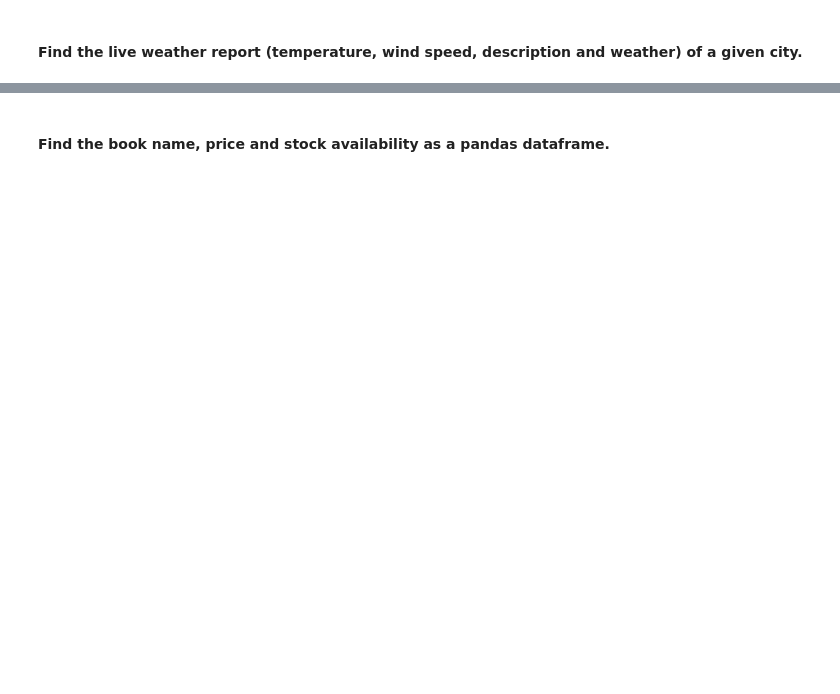
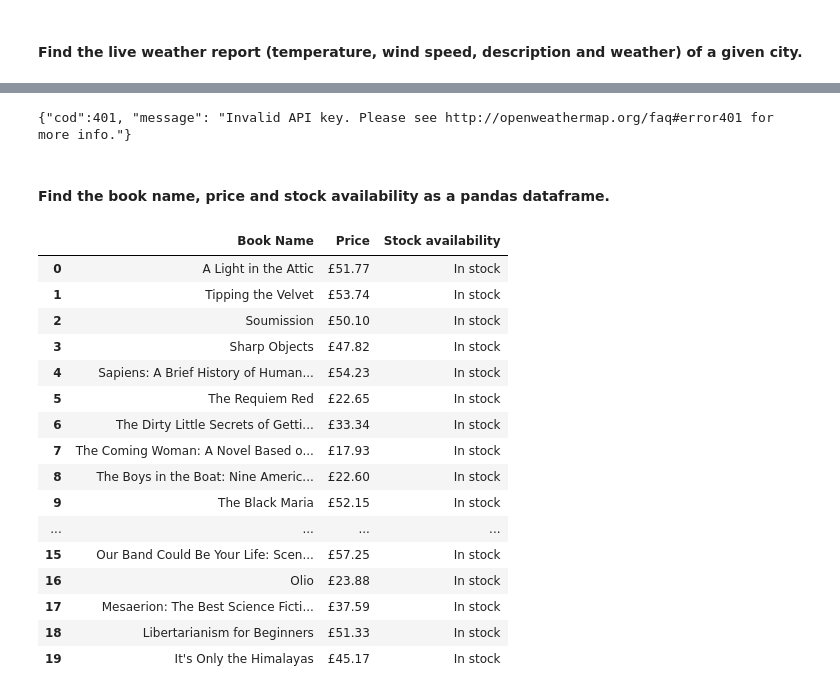
Before and after one commit to Malvagfr/dataptmad1121_labs, a Jupyter notebook: extra-work/m1/lab-web-scraping/your-code/main.ipynb, the cells around one changed output, grey strips where cells are left out. Cells and saved outputs as stored; diff of their text form; code cells hidden in the pictures; blank space fills up the shorter version.

```diff
--- a/extra-work/m1/lab-web-scraping/your-code/main.ipynb
+++ b/extra-work/m1/lab-web-scraping/your-code/main.ipynb
@@ -483,3 +538,7 @@ url = 'http://api.openweathermap.org/data/2.5/weather?'+'q='+city+'&APPID=b35975
+# %%
+parsed_html
+# %% [output]
+{"cod":401, "message": "Invalid API key. Please see http://openweathermap.org/faq#error401 for more info."}
 # %% [markdown]
 #### Find the book name, price and stock availability as a pandas dataframe.
 # %%
@@ -490,0 +548,7 @@ url = 'http://books.toscrape.com/'
+# %%
+# your code here
+response=requests.get(url)
+html=response.content
+parsed_html=BeautifulSoup(html,"html.parser")
+# %%
+book_name=[name.h3.a.get("title") for name in parsed_html.find_all("li",{"class":"col-xs-6 col-sm-4 col-md-3 col-lg-3"})]
@@ -490,0 +557,26 @@ url = 'http://books.toscrape.com/'
+# %%
+stock_availability=[name.text.replace('\n\n    \n        ','').replace('\n    \n','') for name in parsed_html.find_all("p",{"class":"instock availability"})]
+# %%
+books=pd.DataFrame()
+# %%
+books["Book Name"]=book_name
+books["Stock availability"]=stock_availability
+books
+# %% [output]
+|  | Book Name | Price | Stock availability |
+| 0 | A Light in the Attic | £51.77 | In stock |
+| 1 | Tipping the Velvet | £53.74 | In stock |
+| 2 | Soumission | £50.10 | In stock |
+| 3 | Sharp Objects | £47.82 | In stock |
+| 4 | Sapiens: A Brief History of Human... | £54.23 | In stock |
+| 5 | The Requiem Red | £22.65 | In stock |
+| 6 | The Dirty Little Secrets of Getti... | £33.34 | In stock |
+| 7 | The Coming Woman: A Novel Based o... | £17.93 | In stock |
+| 8 | The Boys in the Boat: Nine Americ... | £22.60 | In stock |
+| 9 | The Black Maria | £52.15 | In stock |
+| ... | ... | ... | ... |
+| 15 | Our Band Could Be Your Life: Scen... | £57.25 | In stock |
+| 16 | Olio | £23.88 | In stock |
+| 17 | Mesaerion: The Best Science Ficti... | £37.59 | In stock |
+| 18 | Libertarianism for Beginners | £51.33 | In stock |
+| 19 | It's Only the Himalayas | £45.17 | In stock |
```
Also changed, not shown: parts of 26 cells of this notebook.
